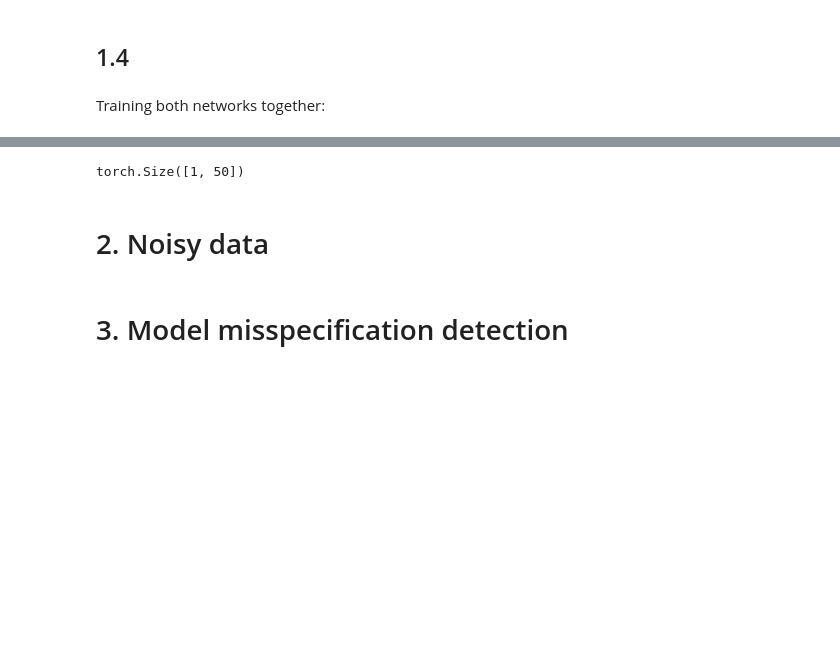
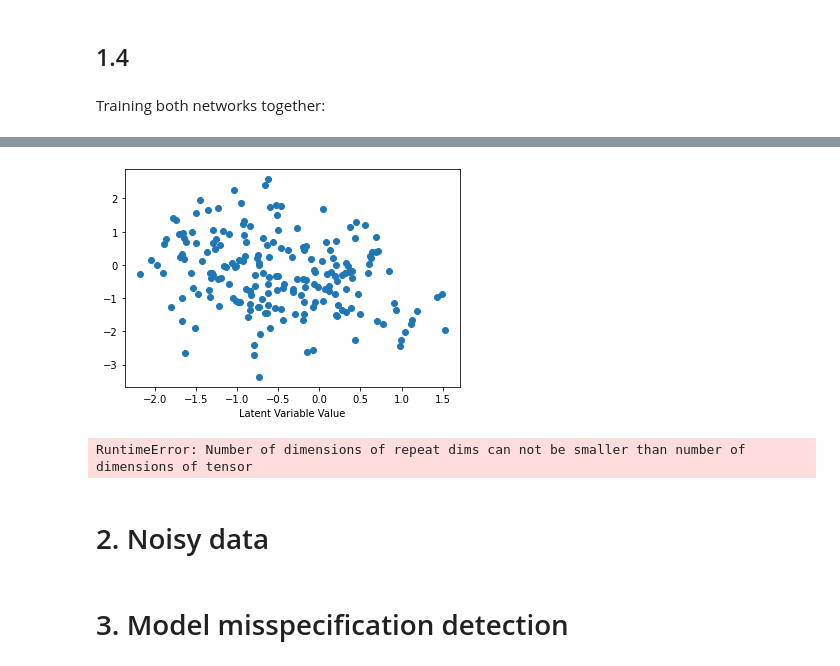
Before and after one commit to lukevoss/GNN, a Jupyter notebook: Assignment_4/epidemiology.ipynb, the cells around one changed output, grey strips where cells are left out. Cells and saved outputs as stored; diff of their text form; code cells hidden in the pictures; blank space fills up the shorter version.

Commit message:
finally figured out 1.4 with Neel

```diff
--- a/Assignment_4/epidemiology.ipynb
+++ b/Assignment_4/epidemiology.ipynb
@@ -504,10 +504,10 @@ class ConditionalRealNVP(nn.Module):
         if cond is None:
             for c in range(self.condition_size):
                 z = torch.normal(mean=torch.zeros((num_samples, self.input_size)), std=torch.ones((num_samples, self.input_size)))
-                samples.append(self._inverse(z, cond=c*torch.ones(num_samples)))
+                samples.append(self._inverse(z, cond=c.repeat(num_samples, 1)))
         else:
             z = torch.normal(mean=torch.zeros((num_samples, self.input_size)), std=torch.ones((num_samples, self.input_size)))
-            samples.append(self._inverse(z, cond=cond*torch.ones(num_samples)))
+            samples.append(self._inverse(z, cond=cond.repeat(num_samples, 1)))
         return torch.cat(samples, 0)
 # %%
 ### conditional real NVP class
@@ -569,12 +576,12 @@ params = {'input_size' : 2*100,
           'feature_size' : 50,
           'n_layers_sir' : 4,
           'hidden_size_nvp' : 200,
-          'condition_size' : 3,
+          'input_size_nvp' : 3,
           'blocks' : 10}
 
 train_dataset = SIRDataset(size=1000, T=100)
 train_loader = DataLoader(train_dataset, batch_size=32, shuffle=True)
 
 model = FusionNetwork(**params)
-train_fusion(model, train_loader,validation_loader, epochs=100)
+train_fusion(model, train_loader,validation_loader, epochs=50)
 # %% [output]
@@ -598,23 +590,44 @@ Epoch [100/100], Train Loss: -238.0976, Validation Loss: -217.93523515973772
 # %%
 def generate_predictions(model, test_loader):
     model.eval()
-    predictions = []
-    ground_truths = []
+    N_samples = len(test_loader)
+    latend_space = torch.zeros((N_samples,3))
+    ground_truths = torch.zeros((N_samples,3))
     with torch.no_grad():
-        for input, ground_truth in test_loader:
+        for i, (input, ground_truth) in enumerate(test_loader):
             z, _ = model(input, ground_truth)
-            predictions.append(z)
-            ground_truths.append(ground_truth)
-    return predictions, ground_truths
+            latend_space[i] = z
+            ground_truths[i] = ground_truth
+    return latend_space.numpy(), ground_truths.numpy()
 
-test_dataset = SIRDataset(size=10, T=100)
-input, ground_truth = test_dataset[0]
-input = input.unsqueeze(0)
-ground_truth = ground_truth.unsqueeze(0)
-z, _ = model(input, ground_truth)
-print(z.shape)
+test_dataset = SIRDataset(size=200, T=100)
+test_loader = DataLoader(validation_dataset, batch_size=1, shuffle=True)
+
+latend_space, _ = generate_predictions(model=model, test_loader=test_loader)
+plt.scatter(latend_space[:,0],latend_space[:,1])
+
+plt.xlabel('Latent Variable Value')
+
+plt.show()
+
+# input, ground_truth = test_dataset[0]
+# input = input.unsqueeze(0)
+# ground_truth = ground_truth.unsqueeze(0)
+# z, _ = model(input, ground_truth)
+# print(z)
+# print(ground_truth)
 # %% [output]
-torch.Size([1, 50])
+[figure, added]
+# %%
+test_dataset = SIRDataset(size=10, T=100)
+input, ground_truth = test_dataset[0]
+input = input.unsqueeze(0)
+ground_truth = ground_truth.unsqueeze(0)
+samples_posterior = model.sample_posterior(input,100)
+print(samples_posterior)
+#plt.scatter()
+# %% [output]
+RuntimeError: Number of dimensions of repeat dims can not be smaller than number of dimensions of tensor
 # %% [markdown]
 # 2. Noisy data
 # %% [markdown]
```
Also changed, not shown: parts of 7 cells of this notebook.
